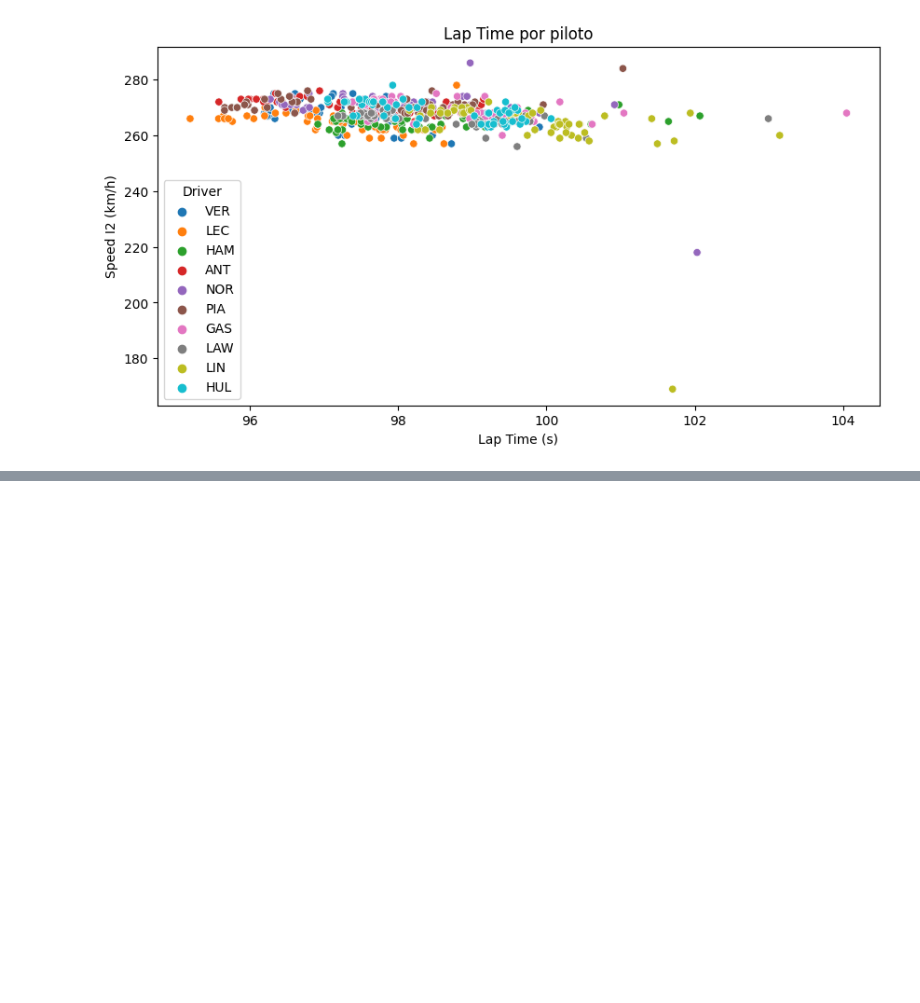
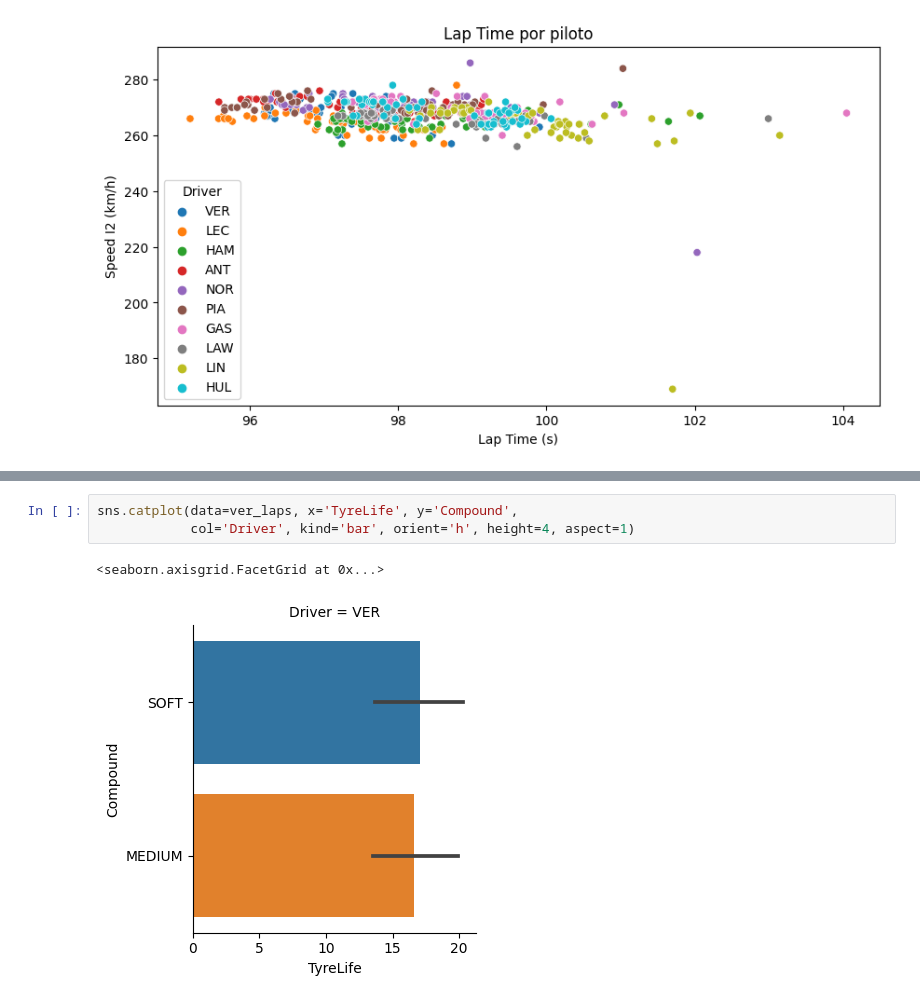
Before and after one commit to gabiru9010/analise-kpis-f1, a Jupyter notebook: Analise_KPIs_Singapure_2026.ipynb, the cells around one changed output, grey strips where cells are left out. Drawn from its saved outputs; the diff is of its cells as text; blank space fills up the shorter version.

```diff
--- a/Analise_KPIs_Singapure_2026.ipynb
+++ b/Analise_KPIs_Singapure_2026.ipynb
@@ -273,0 +309,6 @@ Text(0.5, 1.0, 'Lap Time por piloto')
+# %%
+sns.catplot(data=ver_laps, x='TyreLife', y='Compound',
+            col='Driver', kind='bar', orient='h', height=4, aspect=1)
+# %% [output]
+<seaborn.axisgrid.FacetGrid at 0x...>
+[figure, added]
```
Also changed, not shown: parts of 9 cells of this notebook.
